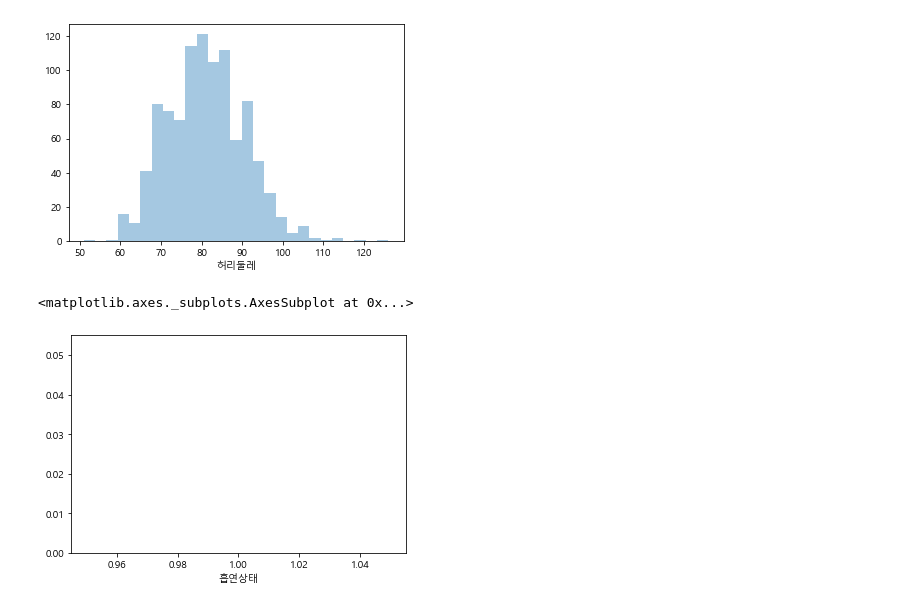
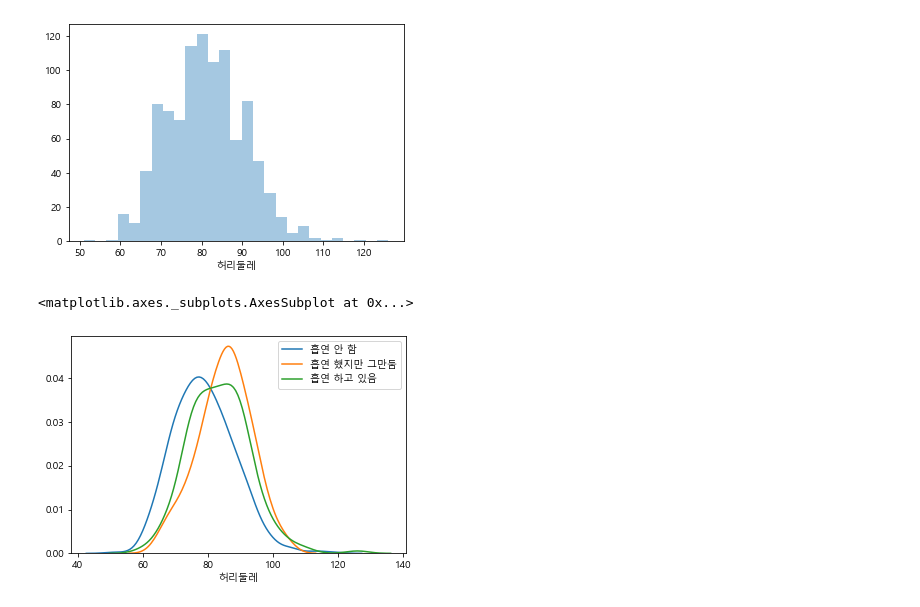
Before and after one commit to bwowby/DS, a Jupyter notebook: visualization_practice.ipynb, the cells around one changed output. Cells and saved outputs as stored; diff of their text form; code cells hidden in the pictures.

Commit message:
distplot

```diff
--- a/visualization_practice.ipynb
+++ b/visualization_practice.ipynb
@@ -164,9 +164,12 @@ sns.distplot(data["허리둘레"], kde=False)
 # %%
 one = data[data["흡연상태"]==1]
 two = data[data["흡연상태"]==2]
 three = data[data["흡연상태"]==3]
 
-sns.distplot(one["흡연상태"], hist=False)
+
+sns.distplot(one["허리둘레"], hist=False, label="흡연 안 함")
+sns.distplot(two["허리둘레"], hist=False, label="흡연 했지만 그만둠")
+sns.distplot(three["허리둘레"], hist=False, label="흡연 하고 있음")
 # %% [output]
 <matplotlib.axes._subplots.AxesSubplot at 0x...>
-[figure, old version]
+[figure, new version]
```
